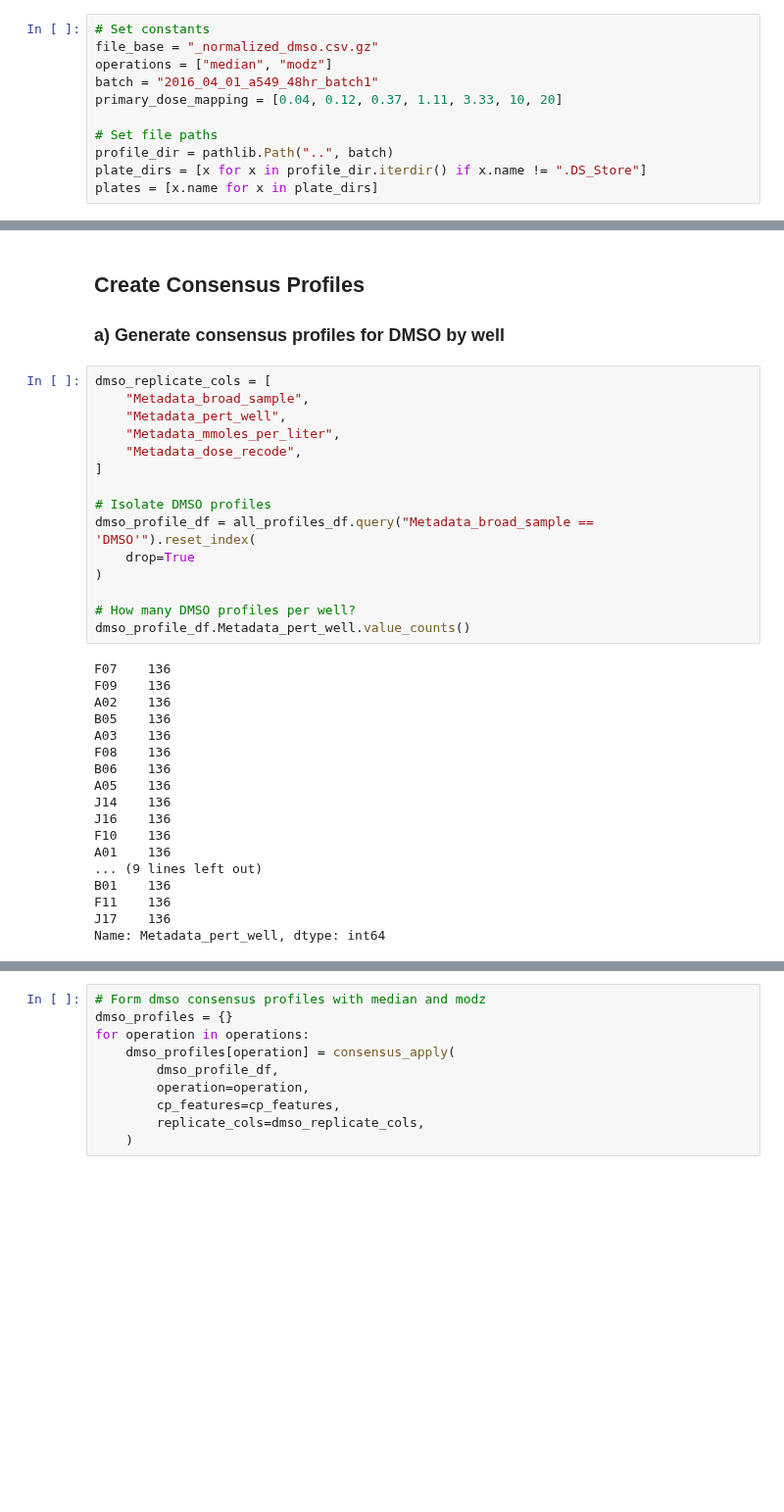
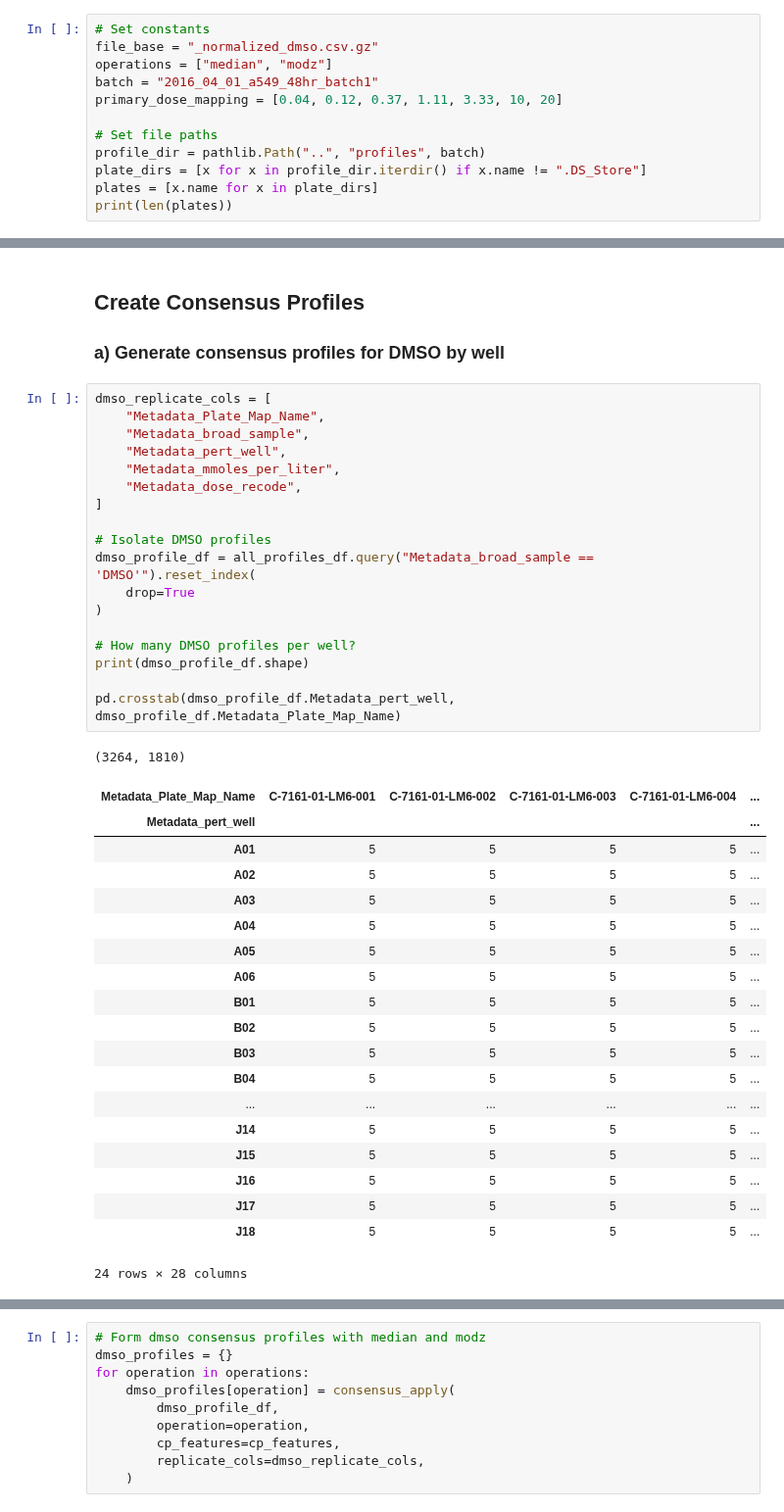
Before and after one commit to broadinstitute/lincs-cell-painting, a Jupyter notebook: consensus/build-consensus-signatures.ipynb, the cells around one changed output, grey strips where cells are left out. Shown at 98% size. Cells and saved outputs as stored; diff of their text form; blank space fills up the shorter version.

Commit message:
add metadata plate to replicate cols and add index=False

```diff
--- a/consensus/build-consensus-signatures.ipynb
+++ b/consensus/build-consensus-signatures.ipynb
@@ -52,7 +52,8 @@ batch = "2016_04_01_a549_48hr_batch1"
 primary_dose_mapping = [0.04, 0.12, 0.37, 1.11, 3.33, 10, 20]
 
 # Set file paths
-profile_dir = pathlib.Path("..", batch)
+profile_dir = pathlib.Path("..", "profiles", batch)
 plate_dirs = [x for x in profile_dir.iterdir() if x.name != ".DS_Store"]
 plates = [x.name for x in plate_dirs]
+print(len(plates))
 # %% [output]
@@ -136,37 +138,43 @@ all_profiles_df.plot(
 ### a) Generate consensus profiles for DMSO by well
 # %%
 dmso_replicate_cols = [
+    "Metadata_Plate_Map_Name",
     "Metadata_broad_sample",
     "Metadata_pert_well",
     "Metadata_mmoles_per_liter",
     "Metadata_dose_recode",
 ]
 
 # Isolate DMSO profiles
 dmso_profile_df = all_profiles_df.query("Metadata_broad_sample == 'DMSO'").reset_index(
     drop=True
 )
 
 # How many DMSO profiles per well?
-dmso_profile_df.Metadata_pert_well.value_counts()
+print(dmso_profile_df.shape)
+
+pd.crosstab(dmso_profile_df.Metadata_pert_well, dmso_profile_df.Metadata_Plate_Map_Name)
 # %% [output]
-F07    136
-F09    136
-A02    136
-B05    136
-A03    136
-F08    136
-B06    136
-A05    136
-J14    136
-J16    136
-F10    136
-A01    136
-... (9 lines left out)
-B01    136
-F11    136
-J17    136
-Name: Metadata_pert_well, dtype: int64
+(3264, 1810)
+| Metadata_Plate_Map_Name | C-7161-01-LM6-001 | C-7161-01-LM6-002 | C-7161-01-LM6-003 | C-7161-01-LM6-004 | ... |
+| Metadata_pert_well |  |  |  |  | ... |
+| A01 | 5 | 5 | 5 | 5 | ... |
+| A02 | 5 | 5 | 5 | 5 | ... |
+| A03 | 5 | 5 | 5 | 5 | ... |
+| A04 | 5 | 5 | 5 | 5 | ... |
+| A05 | 5 | 5 | 5 | 5 | ... |
+| A06 | 5 | 5 | 5 | 5 | ... |
+| B01 | 5 | 5 | 5 | 5 | ... |
+| B02 | 5 | 5 | 5 | 5 | ... |
+| B03 | 5 | 5 | 5 | 5 | ... |
+| B04 | 5 | 5 | 5 | 5 | ... |
+| ... | ... | ... | ... | ... | ... |
+| J14 | 5 | 5 | 5 | 5 | ... |
+| J15 | 5 | 5 | 5 | 5 | ... |
+| J16 | 5 | 5 | 5 | 5 | ... |
+| J17 | 5 | 5 | 5 | 5 | ... |
+| J18 | 5 | 5 | 5 | 5 | ... |
+24 rows × 28 columns
 [interactive output not drawn]
 # %%
 # Form dmso consensus profiles with median and modz
```
Also changed, not shown: parts of 6 cells of this notebook, 1 other file.
